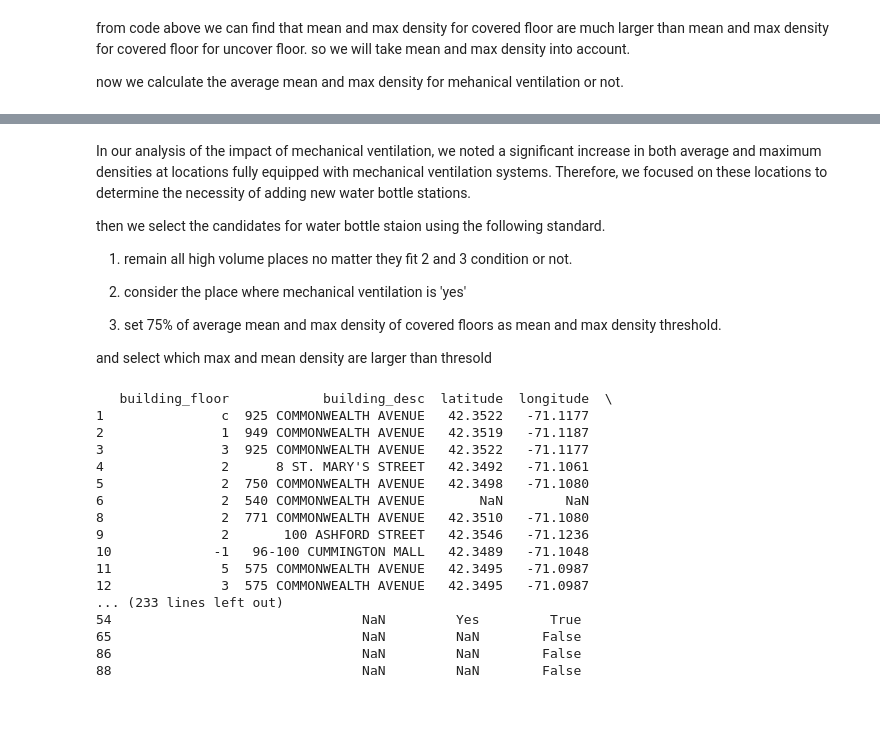
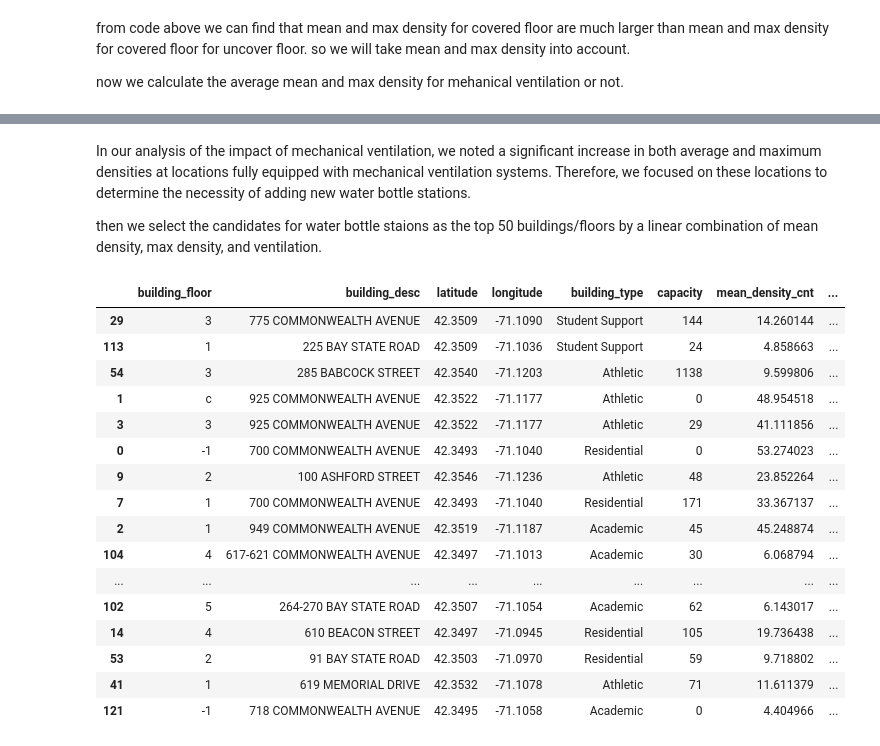
Before and after one commit to BU-Spark/ds-bu-sustainability-water, a Jupyter notebook: sp24-team-c/data/select_new_stations.ipynb, the cells around one changed output, grey strips where cells are left out. Saved outputs shown, nothing was run; the diff lists cells and outputs as text; code cells hidden in the pictures; blank space fills up the shorter version.

Commit message:
fix candidates using weights

```diff
--- a/sp24-team-c/data/select_new_stations.ipynb
+++ b/sp24-team-c/data/select_new_stations.ipynb
@@ -174,56 +174,43 @@ average max density for uncovered floor when Mechanical Ventilation is Yes is  9
 
 In our analysis of the impact of mechanical ventilation, we noted a significant increase in both average and maximum densities at locations fully equipped with mechanical ventilation systems. Therefore, we focused on these locations to determine the necessity of adding new water bottle stations.
 
-then we select the candidates for water bottle staion using the following standard.
-
-1. remain all high volume places no matter they fit 2 and 3 condition or not.
-
-2. consider the place where mechanical ventilation is 'yes'
-
-3. set 75% of average mean and max density of covered floors as mean and max density threshold.
-
-and select which max and mean density are larger than thresold
+then we select the candidates for water bottle staions as the top 50 buildings/floors by a linear combination of mean density, max density, and ventilation.
 # %%
 import pandas as pd
 
 # read data
 data_covered = pd.read_csv('covered_floors.csv')
 data_minus_covered = pd.read_csv('uncovered_floors.csv')
 
-# calculate average mean and max density for covered places
-covered_mean_density_avg = data_covered['mean_density_cnt'].mean()
-covered_max_density_avg = data_covered['max_density_cnt'].mean()
+# add weights
+mean_density_weight = 1
+max_density_weight = 0.3
+ventilation_mult = lambda x: 1 if x == "Yes" else (2 if x == "Partial" else 3)
+high_volumn_mult = lambda x: float("inf") if x else 1
 
-# define threhold as 75% of average mean and max density of covered floor
-threshold_mean_density = covered_mean_density_avg * 0.75
-threshold_max_density = covered_max_density_avg * 0.75
+data_minus_covered["weight"] = data_minus_covered["high_volumn"].map(high_volumn_mult) * data_minus_covered["Mechanical Ventilation"].map(ventilation_mult) * (mean_density_weight * data_minus_covered["mean_density_cnt"] + max_density_weight * data_minus_covered["max_density_cnt"])
 
-# select candidates as what
-candidates = data_minus_covered[
-    ((data_minus_covered['mean_density_cnt'] >= threshold_mean_density) |
-     (data_minus_covered['max_density_cnt'] >= threshold_max_density) |
-     (data_minus_covered['high_volumn'] == 'TRUE')) &  # Assuming 'high_volume' column exists and is Boolean
-    (data_minus_covered['Mechanical Ventilation'] == 'Yes')
-]
+# select candidates as top 50
+candidates = data_minus_covered.sort_values('weight', ascending=False).head(50)
 
 # print result
-candidates.to_csv('selected_candidates.csv', index=False)  # Saving to a CSV file without the index
-print(candidates)
+candidates.drop(columns=['high_volumn', 'weight']).to_csv('selected_candidates.csv', index=False)  # Saving to a CSV file without the index
+candidates
 # %% [output]
-   building_floor            building_desc  latitude  longitude  \
-1               c  925 COMMONWEALTH AVENUE   42.3522   -71.1177
-2               1  949 COMMONWEALTH AVENUE   42.3519   -71.1187
-3               3  925 COMMONWEALTH AVENUE   42.3522   -71.1177
-4               2      8 ST. MARY'S STREET   42.3492   -71.1061
-5               2  750 COMMONWEALTH AVENUE   42.3498   -71.1080
-6               2  540 COMMONWEALTH AVENUE       NaN        NaN
-8               2  771 COMMONWEALTH AVENUE   42.3510   -71.1080
-9               2       100 ASHFORD STREET   42.3546   -71.1236
-10             -1   96-100 CUMMINGTON MALL   42.3489   -71.1048
-11              5  575 COMMONWEALTH AVENUE   42.3495   -71.0987
-12              3  575 COMMONWEALTH AVENUE   42.3495   -71.0987
-... (233 lines left out)
-54                                NaN         Yes         True
-65                                NaN         NaN        False
-86                                NaN         NaN        False
-88                                NaN         NaN        False
+|  | building_floor | building_desc | latitude | longitude | building_type | capacity | mean_density_cnt | ... |
+| 29 | 3 | 775 COMMONWEALTH AVENUE | 42.3509 | -71.1090 | Student Support | 144 | 14.260144 | ... |
+| 113 | 1 | 225 BAY STATE ROAD | 42.3509 | -71.1036 | Student Support | 24 | 4.858663 | ... |
+| 54 | 3 | 285 BABCOCK STREET | 42.3540 | -71.1203 | Athletic | 1138 | 9.599806 | ... |
+| 1 | c | 925 COMMONWEALTH AVENUE | 42.3522 | -71.1177 | Athletic | 0 | 48.954518 | ... |
+| 3 | 3 | 925 COMMONWEALTH AVENUE | 42.3522 | -71.1177 | Athletic | 29 | 41.111856 | ... |
+| 0 | -1 | 700 COMMONWEALTH AVENUE | 42.3493 | -71.1040 | Residential | 0 | 53.274023 | ... |
+| 9 | 2 | 100 ASHFORD STREET | 42.3546 | -71.1236 | Athletic | 48 | 23.852264 | ... |
+| 7 | 1 | 700 COMMONWEALTH AVENUE | 42.3493 | -71.1040 | Residential | 171 | 33.367137 | ... |
+| 2 | 1 | 949 COMMONWEALTH AVENUE | 42.3519 | -71.1187 | Academic | 45 | 45.248874 | ... |
+| 104 | 4 | 617-621 COMMONWEALTH AVENUE | 42.3497 | -71.1013 | Academic | 30 | 6.068794 | ... |
+| ... | ... | ... | ... | ... | ... | ... | ... | ... |
+| 102 | 5 | 264-270 BAY STATE ROAD | 42.3507 | -71.1054 | Academic | 62 | 6.143017 | ... |
+| 14 | 4 | 610 BEACON STREET | 42.3497 | -71.0945 | Residential | 105 | 19.736438 | ... |
+| 53 | 2 | 91 BAY STATE ROAD | 42.3503 | -71.0970 | Residential | 59 | 9.718802 | ... |
+| 41 | 1 | 619 MEMORIAL DRIVE | 42.3532 | -71.1078 | Athletic | 71 | 11.611379 | ... |
+| 121 | -1 | 718 COMMONWEALTH AVENUE | 42.3495 | -71.1058 | Academic | 0 | 4.404966 | ... |
```
Also changed, not shown: parts of 5 cells of this notebook, 6 other files.
